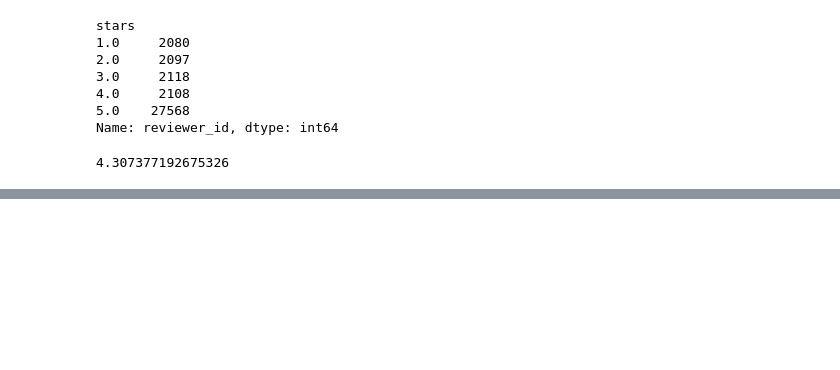
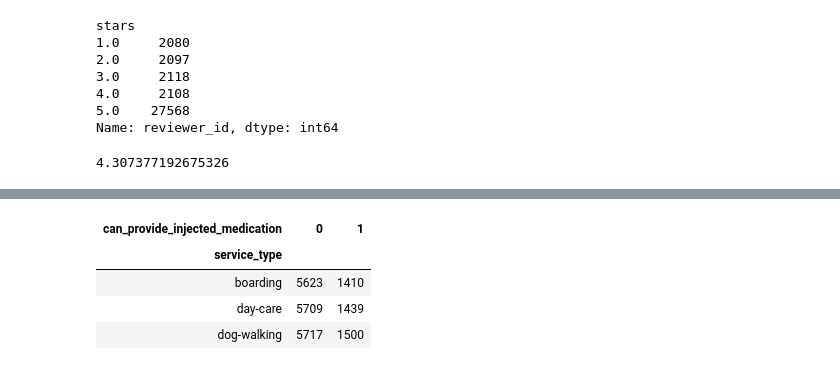
Before and after one commit to liliana3186/BookingAnalysisPandas, a Jupyter notebook: DataAnalysisPandas.ipynb, the cells around one changed output, grey strips where cells are left out. Saved outputs shown, nothing was run; the diff lists cells and outputs as text; code cells hidden in the pictures; blank space fills up the shorter version.

```diff
--- a/DataAnalysisPandas.ipynb
+++ b/DataAnalysisPandas.ipynb
@@ -269,0 +252,9 @@ conversations_review["stars"].mean()
+# %%
+pvt = services_service.pivot_table(index=['service_type'], columns=['can_provide_injected_medication',], values='id', aggfunc='count')
+pvt
+# %% [output]
+| can_provide_injected_medication | 0 | 1 |
+| service_type |  |  |
+| boarding | 5623 | 1410 |
+| day-care | 5709 | 1439 |
+| dog-walking | 5717 | 1500 |
```
Also changed, not shown: parts of 10 cells of this notebook.
